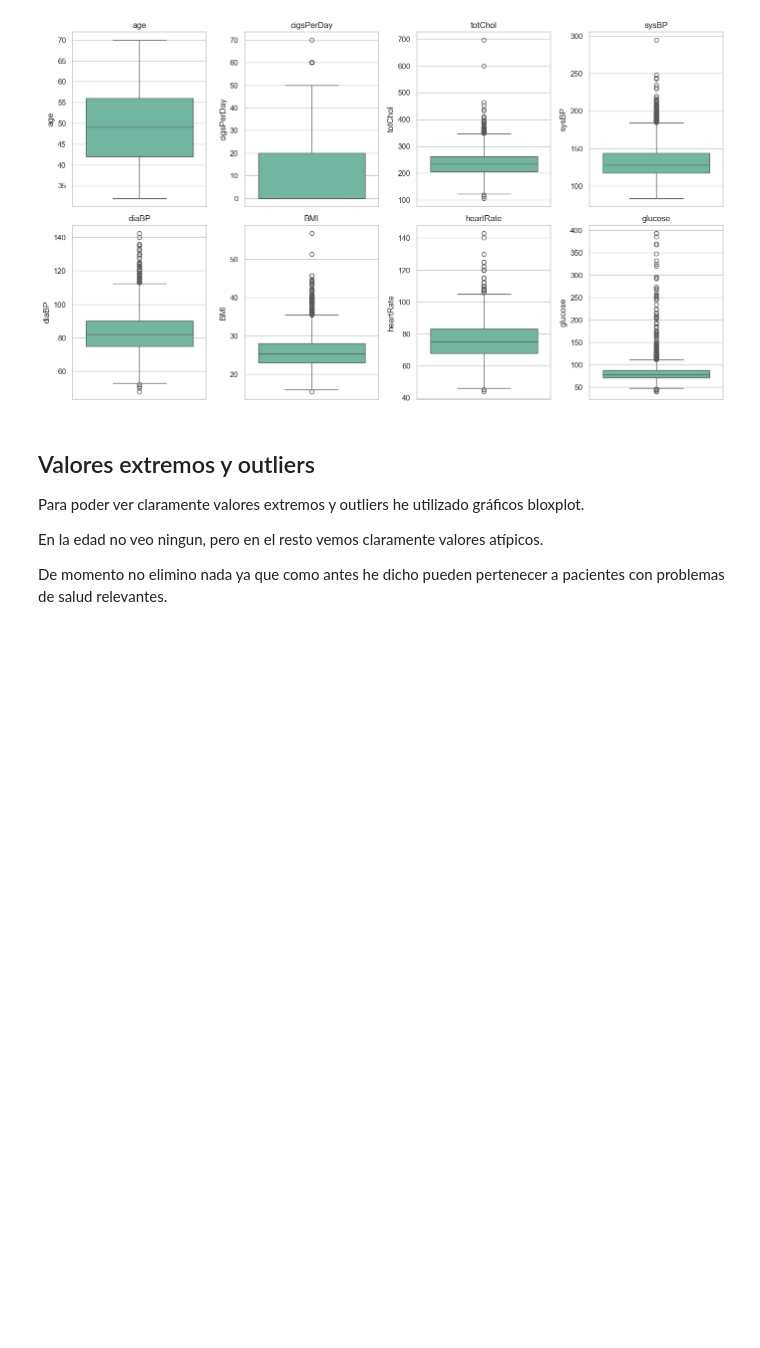
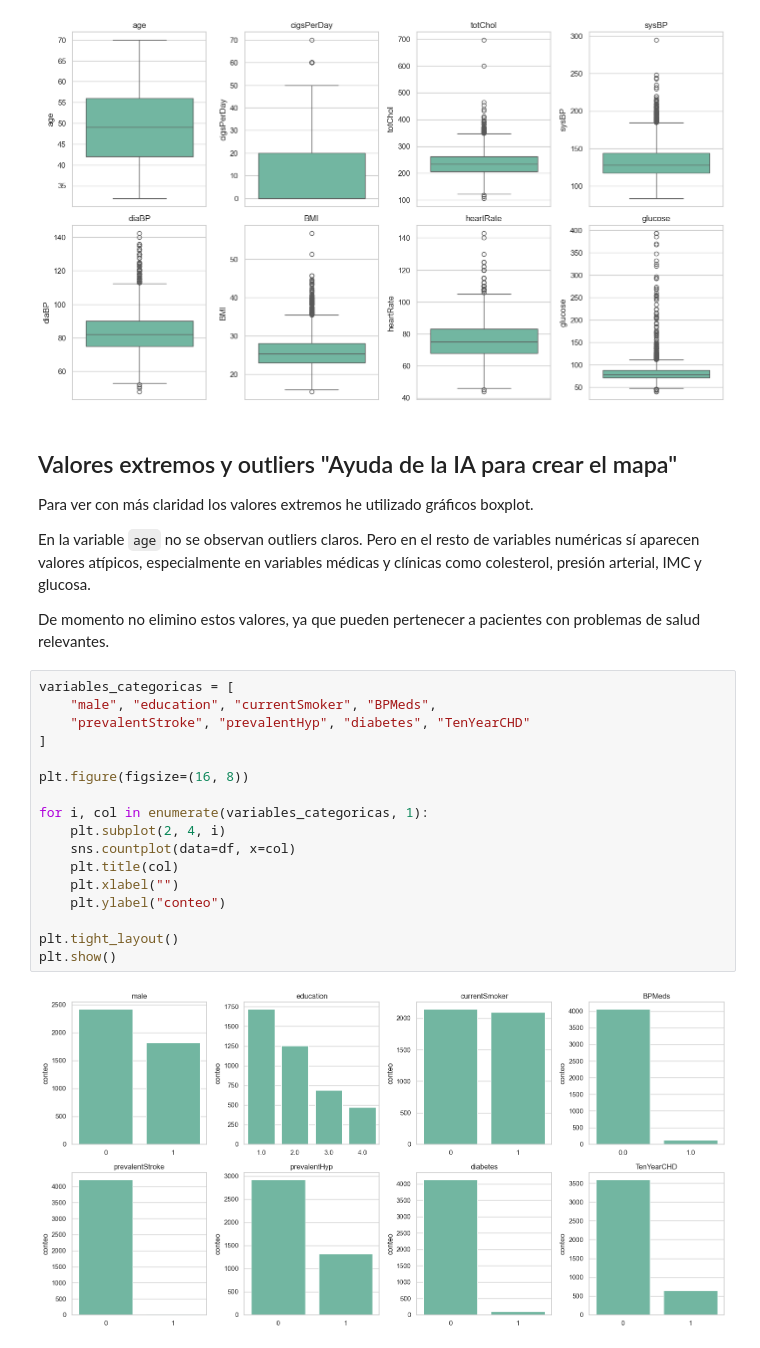
Before and after one commit to EthanEsic7/TrabajoEdaEthan, a Jupyter notebook: TrabajoIndividual_health_lifestyle_alum/EDA_FRAMINGHAM.ipynb, the cells around one changed output. Saved outputs shown, nothing was run; the diff lists cells and outputs as text; blank space fills up the shorter version.

```diff
--- a/TrabajoIndividual_health_lifestyle_alum/EDA_FRAMINGHAM.ipynb
+++ b/TrabajoIndividual_health_lifestyle_alum/EDA_FRAMINGHAM.ipynb
@@ -196,10 +206,29 @@ plt.show()
 # %% [output]
 [figure]
 # %% [markdown]
-## Valores extremos y outliers
+## Valores extremos y outliers "Ayuda de la IA para crear el mapa"
 
-Para poder ver claramente valores extremos y outliers he utilizado gráficos bloxplot.
+Para ver con más claridad los valores extremos he utilizado gráficos boxplot.
 
-En la edad no veo ningun, pero en el resto vemos claramente valores atípicos.
+En la variable `age` no se observan outliers claros. Pero en el resto de variables numéricas sí aparecen valores atípicos, especialmente en variables médicas y clínicas como colesterol, presión arterial, IMC y glucosa.
 
-De momento no elimino nada ya que como antes he dicho pueden pertenecer a pacientes con problemas de salud relevantes.
+De momento no elimino estos valores, ya que pueden pertenecer a pacientes con problemas de salud relevantes.
+# %%
+variables_categoricas = [
+    "male", "education", "currentSmoker", "BPMeds",
+    "prevalentStroke", "prevalentHyp", "diabetes", "TenYearCHD"
+]
+
+plt.figure(figsize=(16, 8))
+
+for i, col in enumerate(variables_categoricas, 1):
+    plt.subplot(2, 4, i)
+    sns.countplot(data=df, x=col)
+    plt.title(col)
+    plt.xlabel("")
+    plt.ylabel("conteo")
+
+plt.tight_layout()
+plt.show()
+# %% [output]
+[figure, added]
```
Also changed, not shown: parts of 15 cells of this notebook.
